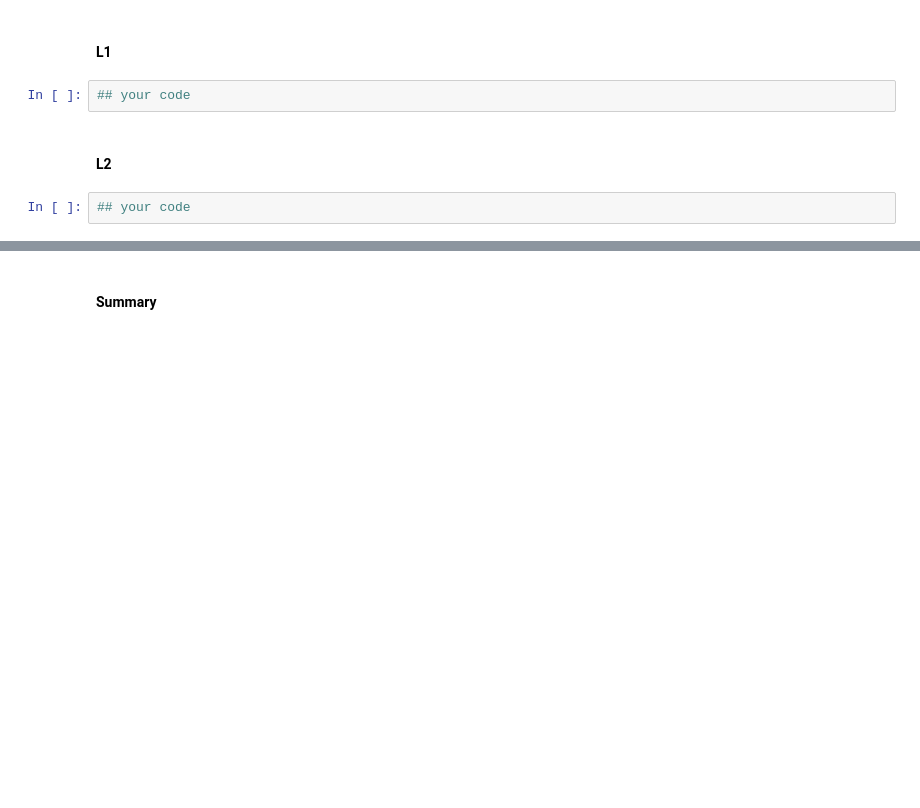
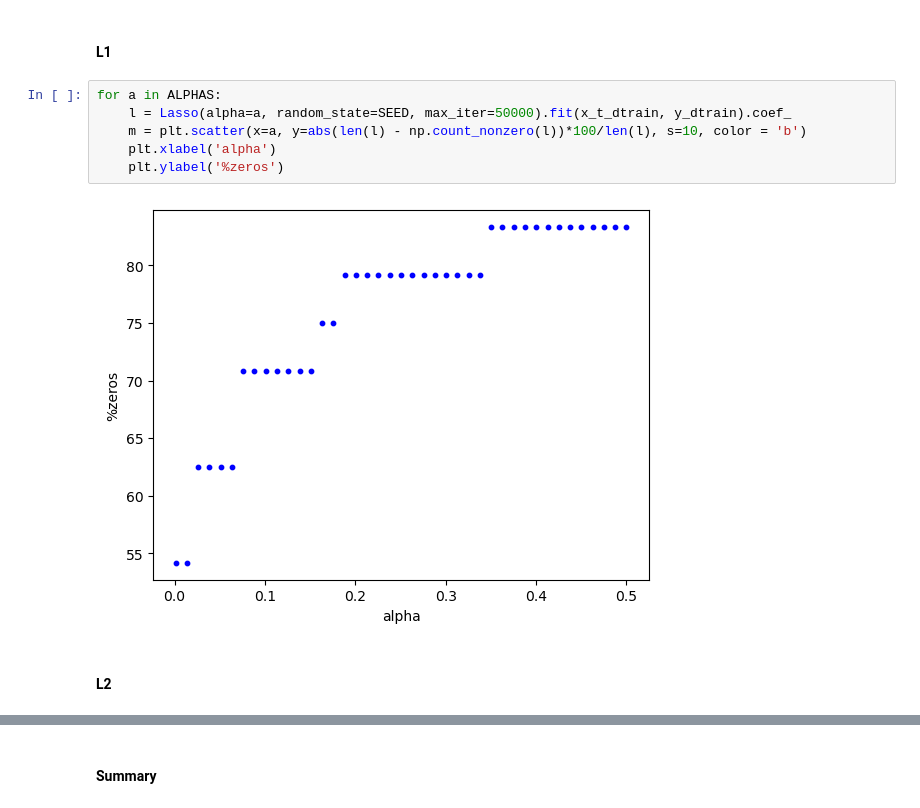
Before and after one commit to tshura/ml-intro-tasks-copy, a Jupyter notebook: 4_overfitting_regularization/overfitting_regularization.ipynb, the cells around one changed output, grey strips where cells are left out. Drawn from its saved outputs; the diff is of its cells as text; blank space fills up the shorter version.

```diff
--- a/4_overfitting_regularization/overfitting_regularization.ipynb
+++ b/4_overfitting_regularization/overfitting_regularization.ipynb
@@ -434,9 +503,13 @@ Is it indeed happening?
 Please do a discovery on your own and find that out empirically (both for **L1** and **L2**). Let's use `degree=15` and `alpha` from `ALPHAS`.
 # %% [markdown]
 #### L1
-# %%
-## your code
+# %%
+for a in ALPHAS:
+    l = Lasso(alpha=a, random_state=SEED, max_iter=50000).fit(x_t_dtrain, y_dtrain).coef_
+    m = plt.scatter(x=a, y=abs(len(l) - np.count_nonzero(l))*100/len(l), s=10, color = 'b')
+    plt.xlabel('alpha')
+    plt.ylabel('%zeros')
+# %% [output]
+[figure, added]
 # %% [markdown]
 #### L2
-# %%
-## your code
```
Also changed, not shown: parts of 27 cells of this notebook.
